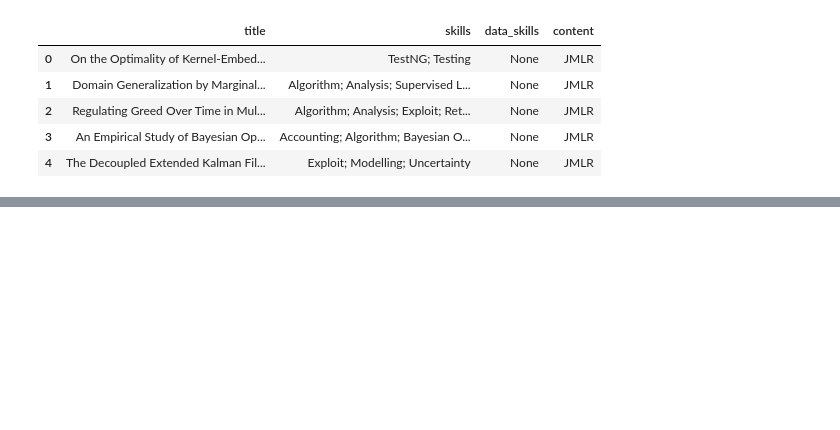
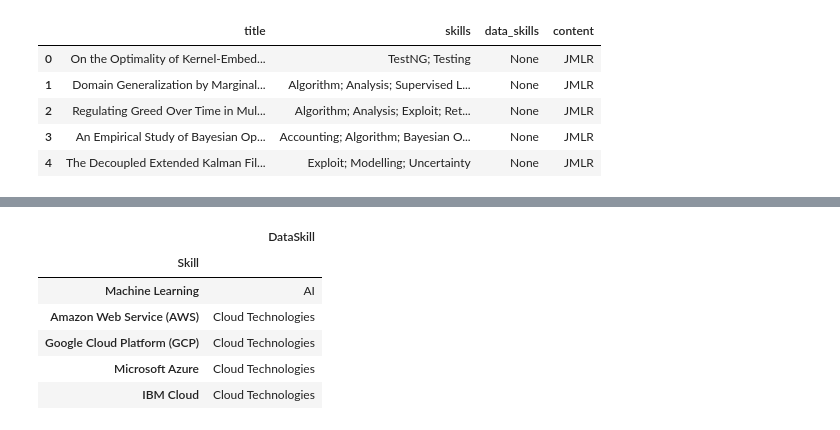
Before and after one commit to archonixm/python-web-scraper, a Jupyter notebook: Data Skill Content Count.ipynb, the cells around one changed output, grey strips where cells are left out. Cells and saved outputs as stored; diff of their text form; code cells hidden in the pictures; blank space fills up the shorter version.

```diff
--- a/Data Skill Content Count.ipynb
+++ b/Data Skill Content Count.ipynb
@@ -43 +44,13 @@ FreeCodeCamp      46
 Name: content, dtype: int64
+# %%
+df_ds = pd.read_csv('skills/dataskill.csv')
+df_ds = df_ds.set_index('Skill')
+df_ds.head()
+# %% [output]
+|  | DataSkill |
+| Skill |  |
+| Machine Learning | AI |
+| Amazon Web Service (AWS) | Cloud Technologies |
+| Google Cloud Platform (GCP) | Cloud Technologies |
+| Microsoft Azure | Cloud Technologies |
+| IBM Cloud | Cloud Technologies |
```
Also changed, not shown: parts of 6 cells of this notebook, 5 other files.
